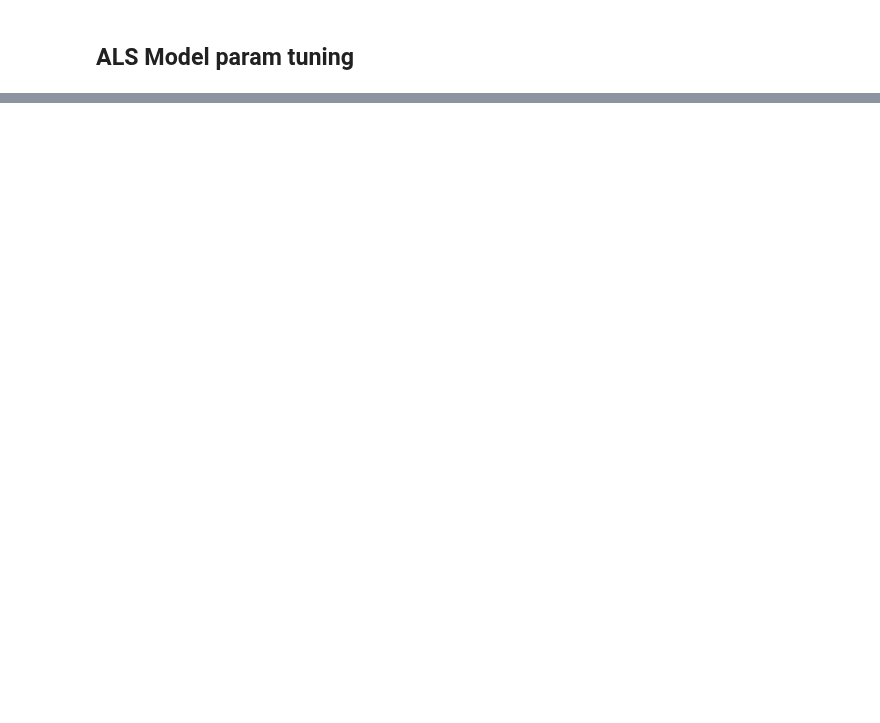
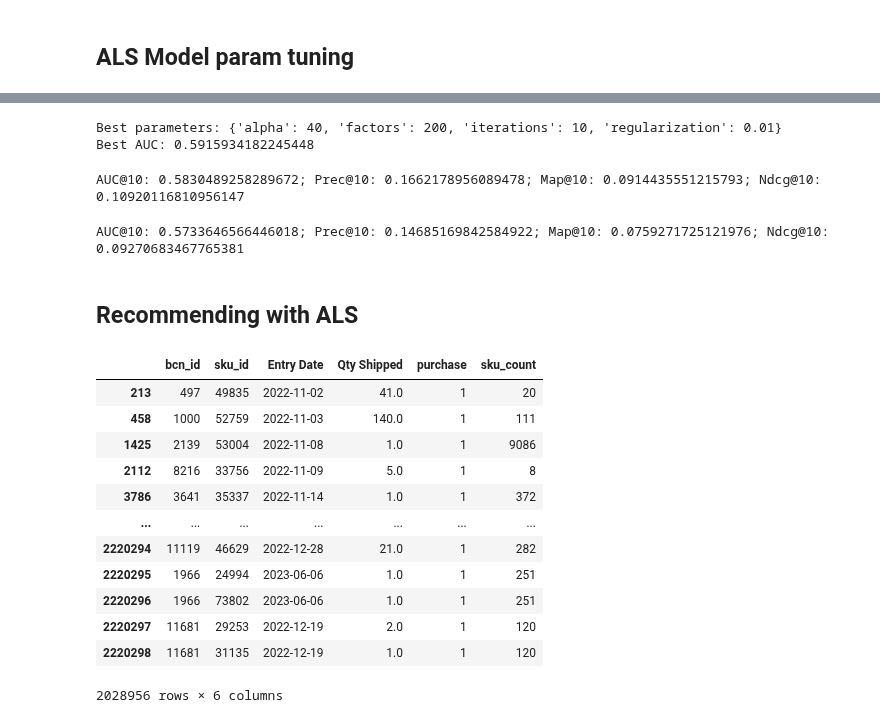
Before and after one commit to vincm1/RecSys_Implicit, a Jupyter notebook: Alternating_Least_Squares_(ALS).ipynb, the cells around one changed output, grey strips where cells are left out. Saved outputs shown, nothing was run; the diff lists cells and outputs as text; code cells hidden in the pictures; blank space fills up the shorter version.

```diff
--- a/Alternating_Least_Squares_(ALS).ipynb
+++ b/Alternating_Least_Squares_(ALS).ipynb
@@ -744,0 +236,76 @@ users_more_20 = users_more_20["bcn_id"].values
+# %%
+from IPython.utils.sysinfo import num_cpus
+from sklearn.model_selection import ParameterGrid
+
+# Grid of hyperparameters to search
+param_grid = {
+    'factors': [100, 150, 200],
+    'iterations':[10, 15, 20],
+    'alpha': [20, 30, 40],
+    'regularization': [0.01, 0.1]
+}
+
+best_auc_2 = -np.inf
+best_params_2 = {}
+
+# Iterate through all parameter combinations
+for params in ParameterGrid(param_grid):
+    model_2 = ALS(factors=params['factors'],
+                    iterations=params['iterations'],
+                    alpha=params['alpha'],
+                    regularization=params['regularization'])
+    model_2.fit(csr_freq_matrix_train, show_progress=False)
+
+    auc10 = AUC_at_k(model_2, csr_freq_matrix_train, csr_freq_matrix_test,
+                    K=10, num_threads=10, show_progress=False)
+
+    if auc10 > best_auc:
+        best_auc = auc10
+        best_params = params
+
+# Print the best parameters and AUC
+print("Best parameters:", best_params)
+print("Best AUC:", best_auc)
+# %% [output]
+Best parameters: {'alpha': 40, 'factors': 200, 'iterations': 10, 'regularization': 0.01}
+Best AUC: 0.5915934182245448
+# %%
+model = ALS(**best_params)
+model.fit(csr_qty_matrix_train)
+auc10 = AUC_at_k(model, csr_qty_matrix_train, csr_qty_matrix_test, K=10, num_threads=10)
+prec10 = precision_at_k(model, csr_qty_matrix_train, csr_qty_matrix_test, K=10, num_threads=10)
+map10 = mean_average_precision_at_k(model, csr_qty_matrix_train, csr_qty_matrix_test, K=10, num_threads=10)
+ndcg10 = ndcg_at_k(model, csr_qty_matrix_train, csr_qty_matrix_test, K=10, num_threads=10)
+
+print(f"AUC@10: {auc10}; Prec@10: {prec10}; Map@10: {map10}; Ndcg@10: {ndcg10}")
+# %% [output]
+AUC@10: 0.5830489258289672; Prec@10: 0.1662178956089478; Map@10: 0.0914435551215793; Ndcg@10: 0.10920116810956147
+# %%
+model_2 = ALS(**best_params_2)
+model_2.fit(csr_freq_matrix_train)
+auc10 = AUC_at_k(model_2, csr_freq_matrix_train, csr_freq_matrix_test, K=10, num_threads=10)
+prec10 = precision_at_k(model_2, csr_freq_matrix_train, csr_freq_matrix_test, K=10, num_threads=10)
+map10 = mean_average_precision_at_k(model_2, csr_freq_matrix_train, csr_freq_matrix_test, K=10, num_threads=10)
+ndcg10 = ndcg_at_k(model_2, csr_freq_matrix_train, csr_freq_matrix_test, K=10, num_threads=10)
+
+print(f"AUC@10: {auc10}; Prec@10: {prec10}; Map@10: {map10}; Ndcg@10: {ndcg10}")
+# %% [output]
+AUC@10: 0.5733646566446018; Prec@10: 0.14685169842584922; Map@10: 0.0759271725121976; Ndcg@10: 0.09270683467765381
+# %% [markdown]
+## Recommending with ALS
+# %%
+df_2
+# %% [output]
+|  | bcn_id | sku_id | Entry Date | Qty Shipped | purchase | sku_count |
+| 213 | 497 | 49835 | 2022-11-02 | 41.0 | 1 | 20 |
+| 458 | 1000 | 52759 | 2022-11-03 | 140.0 | 1 | 111 |
+| 1425 | 2139 | 53004 | 2022-11-08 | 1.0 | 1 | 9086 |
+| 2112 | 8216 | 33756 | 2022-11-09 | 5.0 | 1 | 8 |
+| 3786 | 3641 | 35337 | 2022-11-14 | 1.0 | 1 | 372 |
+| ... | ... | ... | ... | ... | ... | ... |
+| 2220294 | 11119 | 46629 | 2022-12-28 | 21.0 | 1 | 282 |
+| 2220295 | 1966 | 24994 | 2023-06-06 | 1.0 | 1 | 251 |
+| 2220296 | 1966 | 73802 | 2023-06-06 | 1.0 | 1 | 251 |
+| 2220297 | 11681 | 29253 | 2022-12-19 | 2.0 | 1 | 120 |
+| 2220298 | 11681 | 31135 | 2022-12-19 | 1.0 | 1 | 120 |
+2028956 rows × 6 columns
```
Also changed, not shown: parts of 127 cells of this notebook.
